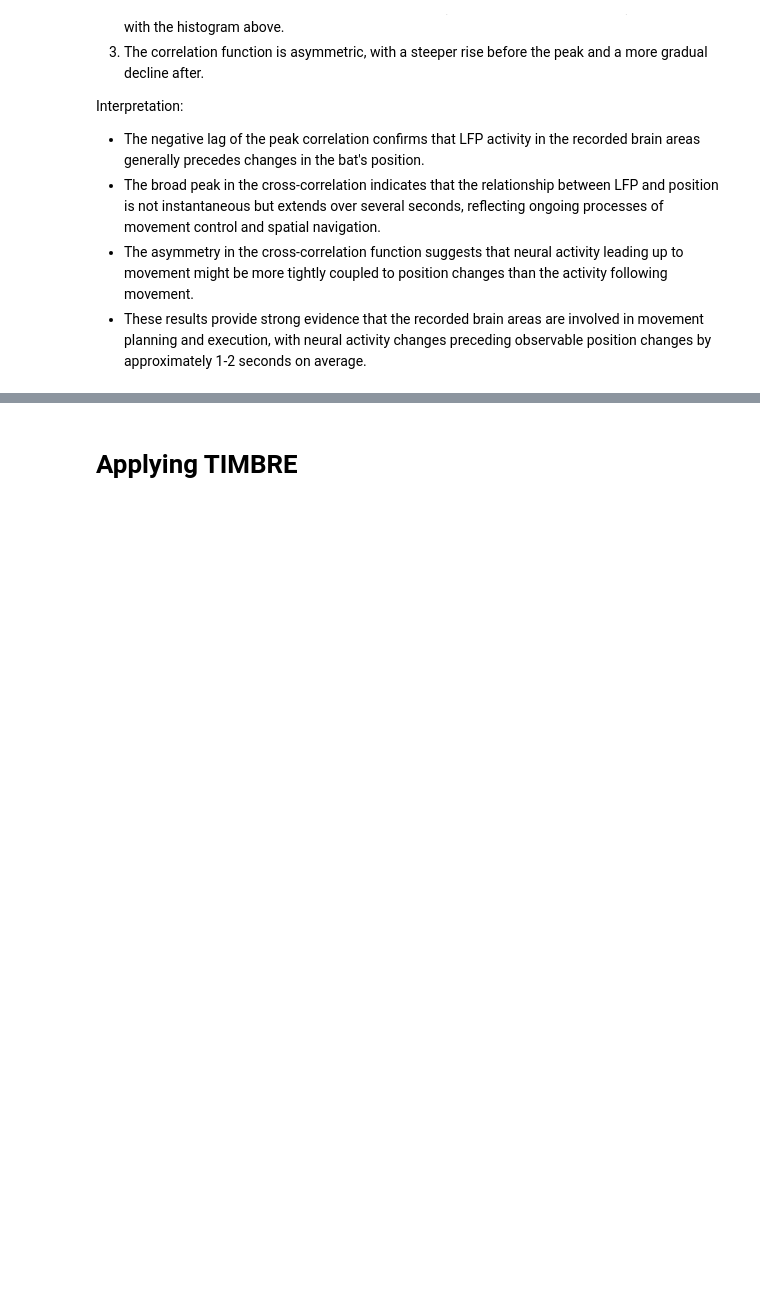
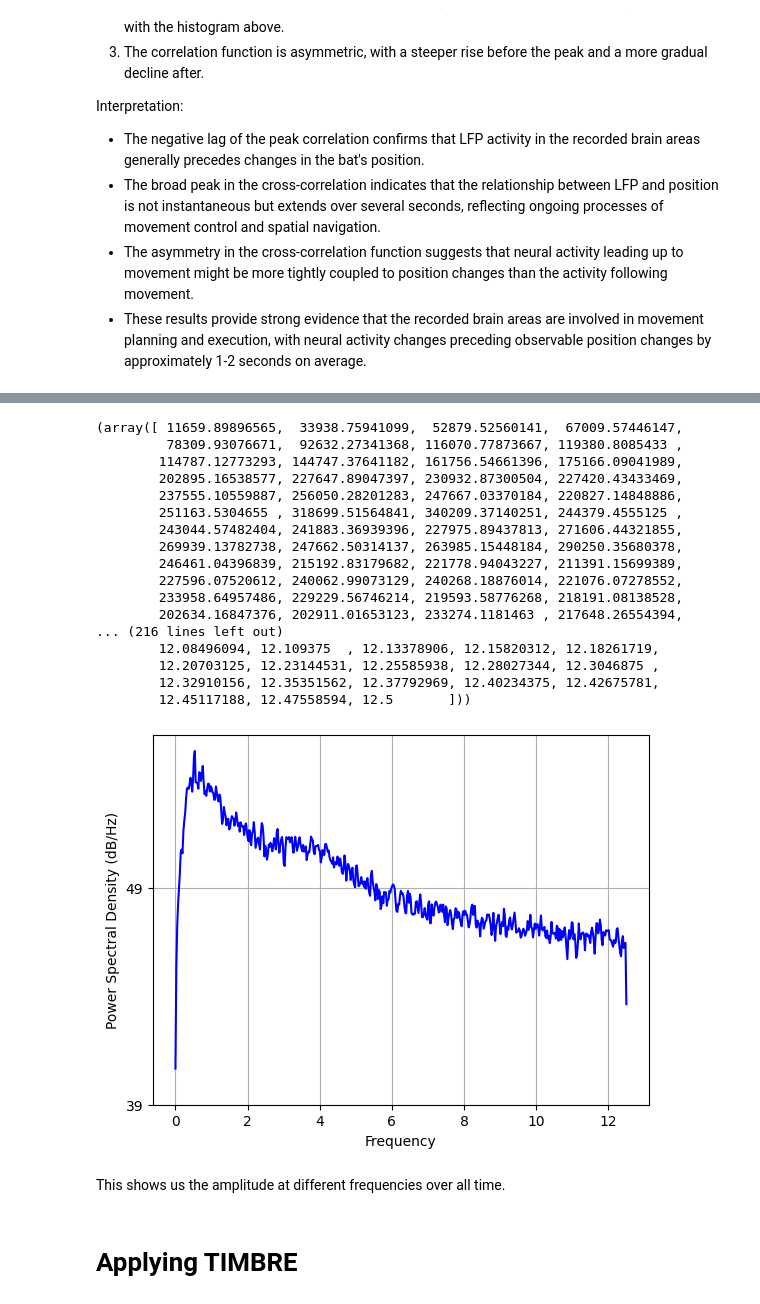
Before and after one commit to ben-toker/batTIMBRE, a Jupyter notebook: bat_TIMBRE.ipynb, the cells around one changed output, grey strips where cells are left out. Saved outputs shown, nothing was run; the diff lists cells and outputs as text; code cells hidden in the pictures; blank space fills up the shorter version.

```diff
--- a/bat_TIMBRE.ipynb
+++ b/bat_TIMBRE.ipynb
@@ -330,3 +434,28 @@ plt.show()
+# %%
+import matplotlib.pyplot as plt
+
+plt.psd(lfp_bat_combined[:, 0], NFFT=1024, Fs=25, color='blue', label='Probe 1')
+# %% [output]
+(array([ 11659.89896565,  33938.75941099,  52879.52560141,  67009.57446147,
+         78309.93076671,  92632.27341368, 116070.77873667, 119380.8085433 ,
+        114787.12773293, 144747.37641182, 161756.54661396, 175166.09041989,
+        202895.16538577, 227647.89047397, 230932.87300504, 227420.43433469,
+        237555.10559887, 256050.28201283, 247667.03370184, 220827.14848886,
+        251163.5304655 , 318699.51564841, 340209.37140251, 244379.4555125 ,
+        243044.57482404, 241883.36939396, 227975.89437813, 271606.44321855,
+        269939.13782738, 247662.50314137, 263985.15448184, 290250.35680378,
+        246461.04396839, 215192.83179682, 221778.94043227, 211391.15699389,
+        227596.07520612, 240062.99073129, 240268.18876014, 221076.07278552,
+        233958.64957486, 229229.56746214, 219593.58776268, 218191.08138528,
+        202634.16847376, 202911.01653123, 233274.1181463 , 217648.26554394,
+... (216 lines left out)
+        12.08496094, 12.109375  , 12.13378906, 12.15820312, 12.18261719,
+        12.20703125, 12.23144531, 12.25585938, 12.28027344, 12.3046875 ,
+        12.32910156, 12.35351562, 12.37792969, 12.40234375, 12.42675781,
+        12.45117188, 12.47558594, 12.5       ]))
+[figure, added]
+# %% [markdown]
+This shows us the amplitude at different frequencies over all time.
 # %% [markdown]
 # Applying TIMBRE
 # %%
```
Also changed, not shown: parts of 31 cells of this notebook, 11 other files.
